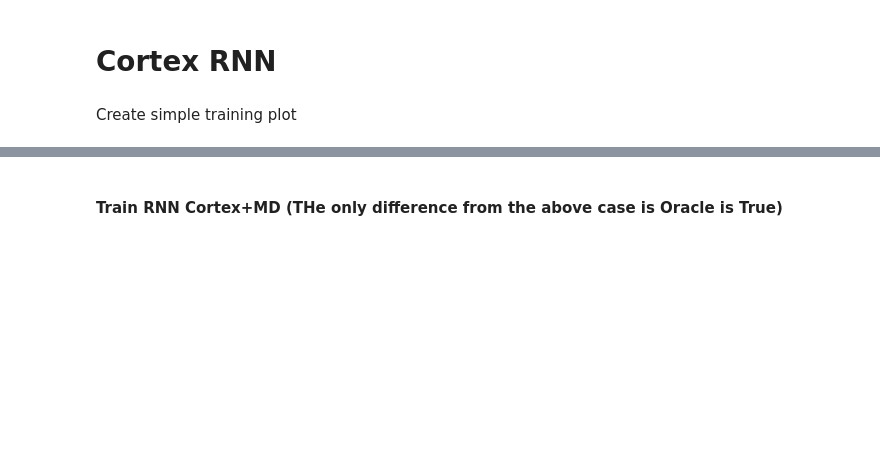
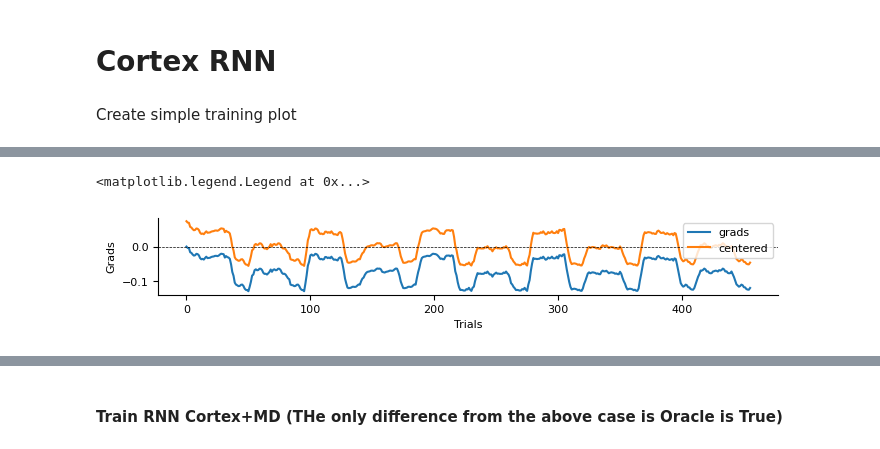
Before and after one commit to hummosa/contextual_switching_task, a Jupyter notebook: hierarchical_gaussians.ipynb, the cells around one changed output, grey strips where cells are left out. Drawn from its saved outputs; the diff is of its cells as text; code cells hidden in the pictures; blank space fills up the shorter version.

```diff
--- a/hierarchical_gaussians.ipynb
+++ b/hierarchical_gaussians.ipynb
@@ -127,0 +158,15 @@ plt.tight_layout()
+# %%
+grads[0] = 0 # first value is padded with a nan
+centered_grads = grads - np.mean(grads)
+
+# plot grads and centered_grads
+fig, ax = plt.subplots(1,1, figsize=(8,1))
+ax.plot(grads, label='grads')
+ax.plot(centered_grads, label='centered')
+ax.axhline(0, color='k', linestyle='--', linewidth=0.5)
+ax.set_ylabel('Grads')
+ax.set_xlabel('Trials')
+ax.legend()
+# %% [output]
+<matplotlib.legend.Legend at 0x...>
+[figure, added]
```
Also changed, not shown: parts of 7 cells of this notebook, 1 other file.
